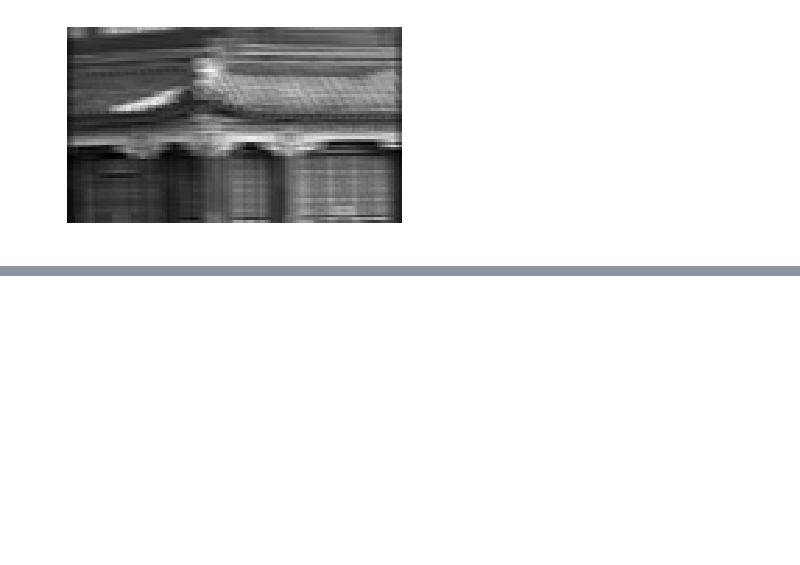
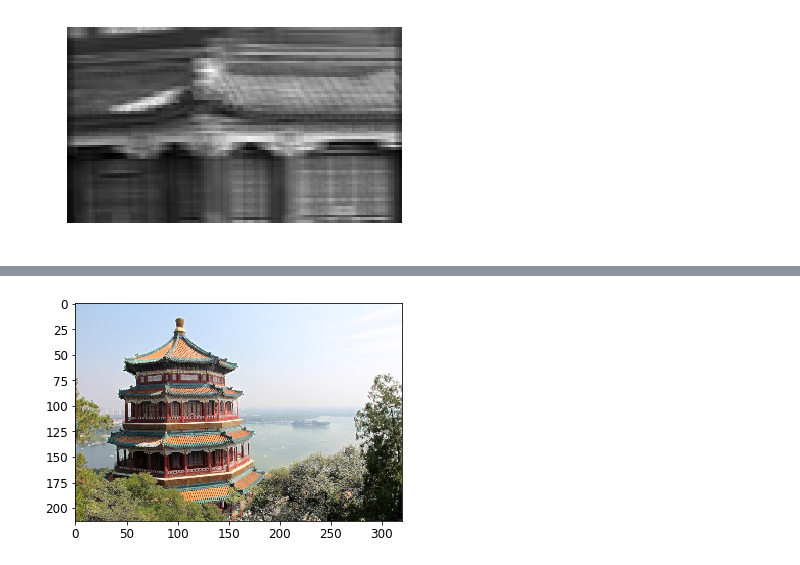
Before and after one commit to hiro-kimu-1009768/scikit-learn-and-TensorFlow-, a Jupyter notebook: 13_convolutional_neural_networks/13_Convolutional_Neural_Networks.ipynb, the cells around one changed output, grey strips where cells are left out. Cells and saved outputs as stored; diff of their text form; code cells hidden in the pictures; blank space fills up the shorter version.

```diff
--- a/13_convolutional_neural_networks/13_Convolutional_Neural_Networks.ipynb
+++ b/13_convolutional_neural_networks/13_Convolutional_Neural_Networks.ipynb
@@ -117,0 +175,19 @@ plt.show()
+# %%
+batch_size, height, width, channels = dataset.shape
+# %%
+X = tf.placeholder(tf.float32, shape=(None, height, width, channels))
+
+# 最大値プーリング層の作成
+max_pool = tf.nn.max_pool(X, ksize=[1,2,2,1], strides=[1,2,2,1],padding="VALID")
+# tf.nn.max_pool(入力、ksize=[batch_size(1固定), height, widgh, channels], strides=[1固定, 縦のストライド, 横のストライド, 1固定], padeing)
+
+# 平均値プーリング層の作成
+# mean_pool = tf.nn.avg_pool(X, ksize=[1,2,2,1], strides=[1,2,2,1],padding="VALID")
+
+with tf.Session() as sess:
+    output = sess.run(max_pool, feed_dict={X: dataset})
+
+plt.imshow(output[0].astype(np.uint8))  # plot the output for the 1st image
+plt.show()
+# %% [output]
+[figure, added]
```
Also changed, not shown: parts of 6 cells of this notebook, 2 other files.
